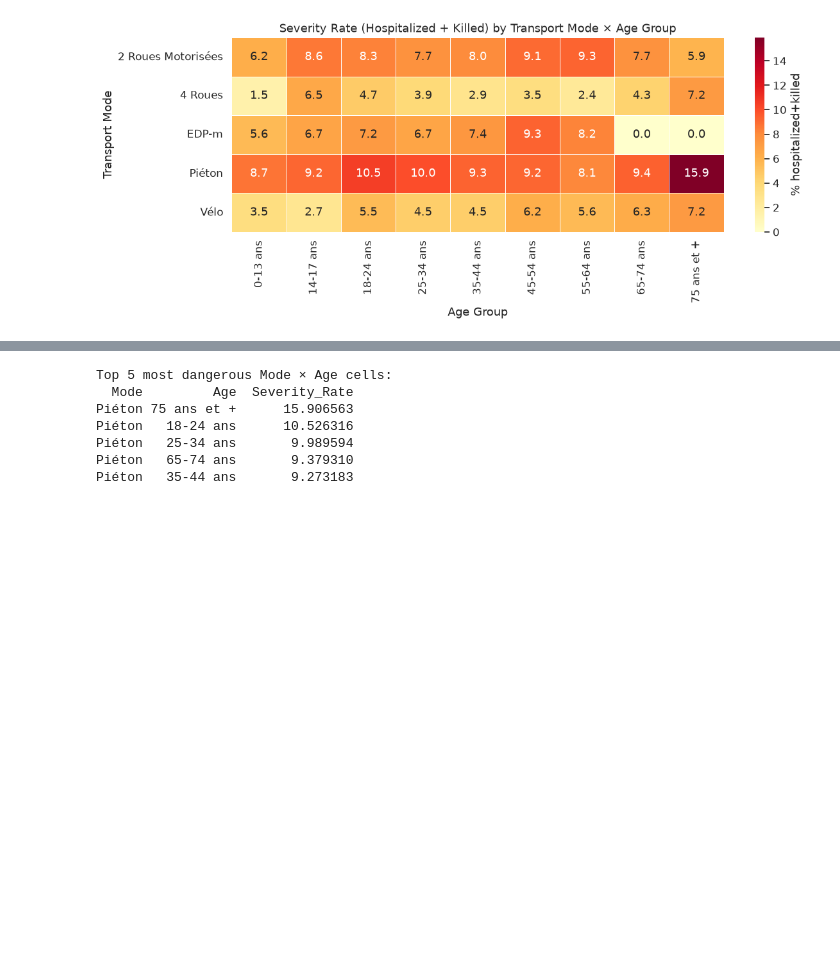
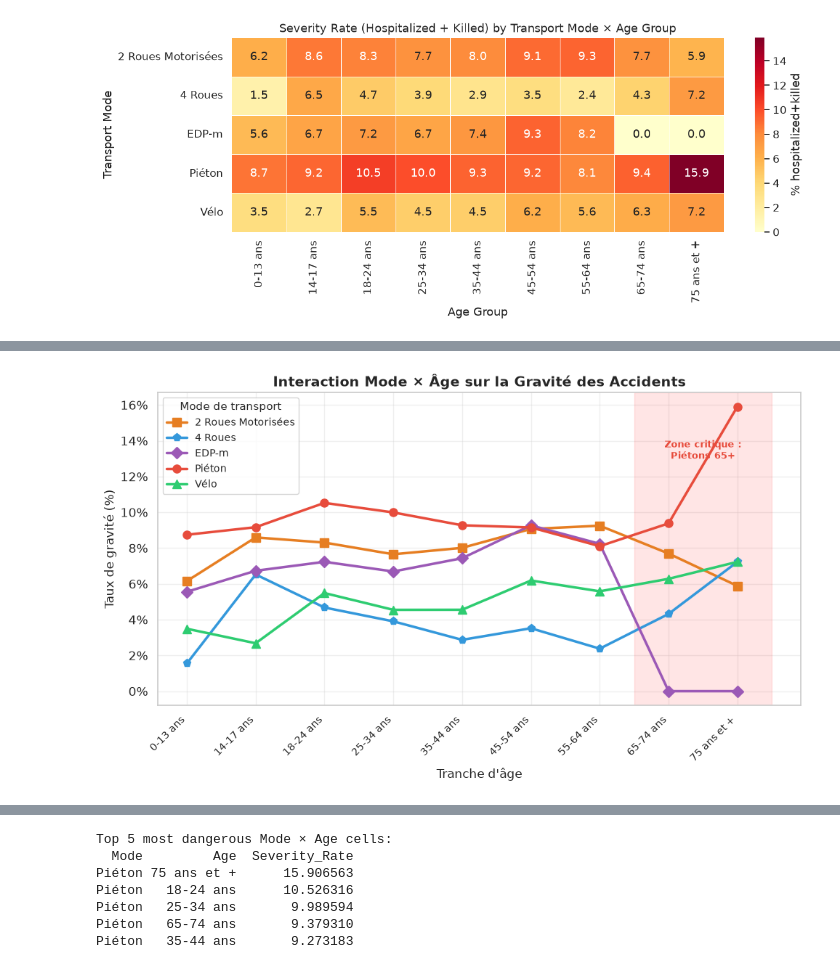
Before and after one commit to Medghaith01/test_QF, a Jupyter notebook: notebooks/eda_patterns.ipynb, the cells around one changed output, grey strips where cells are left out. Drawn from its saved outputs; the diff is of its cells as text; code cells hidden in the pictures; blank space fills up the shorter version.

Commit message:
Ajoute le graphique d'interaction Mode × Âge (courbe) dans eda_patterns.ipynb

```diff
--- a/notebooks/eda_patterns.ipynb
+++ b/notebooks/eda_patterns.ipynb
@@ -334,0 +349,32 @@ plt.show()
+# %%
+fig, ax = plt.subplots(figsize=(10, 6))
+
+colors = {'Piéton': '#e74c3c', '2 Roues Motorisées': '#e67e22',
+          'EDP-m': '#9b59b6', 'Vélo': '#2ecc71', '4 Roues': '#3498db'}
+markers = {'Piéton': 'o', '2 Roues Motorisées': 's',
+           'EDP-m': 'D', 'Vélo': '^', '4 Roues': 'p'}
+
+for mode in pivot.index:
+    ax.plot(range(len(age_order)), pivot.loc[mode],
+            marker=markers.get(mode, 'o'), color=colors.get(mode, 'gray'),
+            linewidth=2.5, markersize=8, label=mode)
+
+ax.set_xticks(range(len(age_order)))
+ax.set_xticklabels(age_order, rotation=45, ha='right', fontsize=10)
+ax.set_xlabel("Tranche d'âge", fontsize=12)
+ax.set_ylabel('Taux de gravité (%)', fontsize=12)
+ax.set_title('Interaction Mode × Âge sur la Gravité des Accidents', fontsize=14, fontweight='bold')
+ax.yaxis.set_major_formatter(plt.FuncFormatter(lambda y, _: f'{y:.0f}%'))
+ax.legend(title='Mode de transport', fontsize=10, title_fontsize=11, loc='upper left')
+ax.grid(True, alpha=0.3)
+
+# Zone d'annotation pour les piétons âgés
+ax.axvspan(6.5, 8.5, alpha=0.1, color='red')
+ax.annotate('Zone critique :\nPiétons 65+', xy=(7.5, 13), fontsize=9,
+            ha='center', color='#e74c3c', fontweight='bold')
+
+plt.tight_layout()
+plt.savefig('../outputs/03b_interaction_mode_age.png', bbox_inches='tight')
+plt.show()
+# %% [output]
+[figure, added]
```
Also changed, not shown: parts of 7 cells of this notebook, 1 other file.
